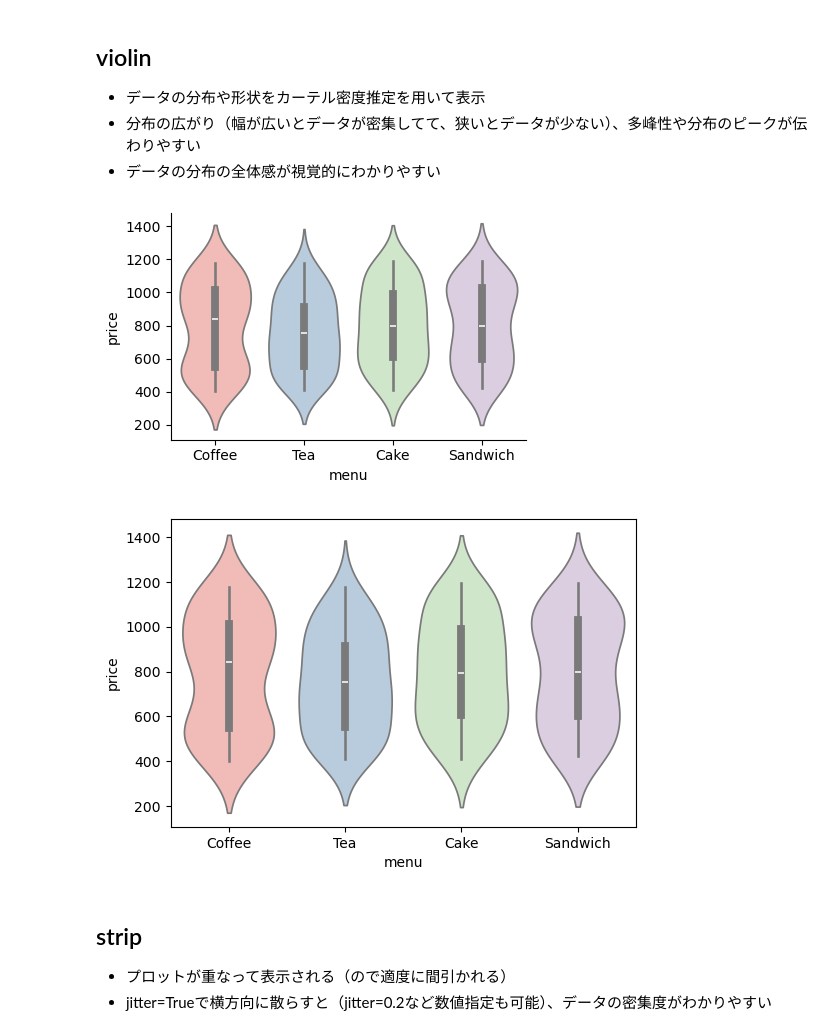
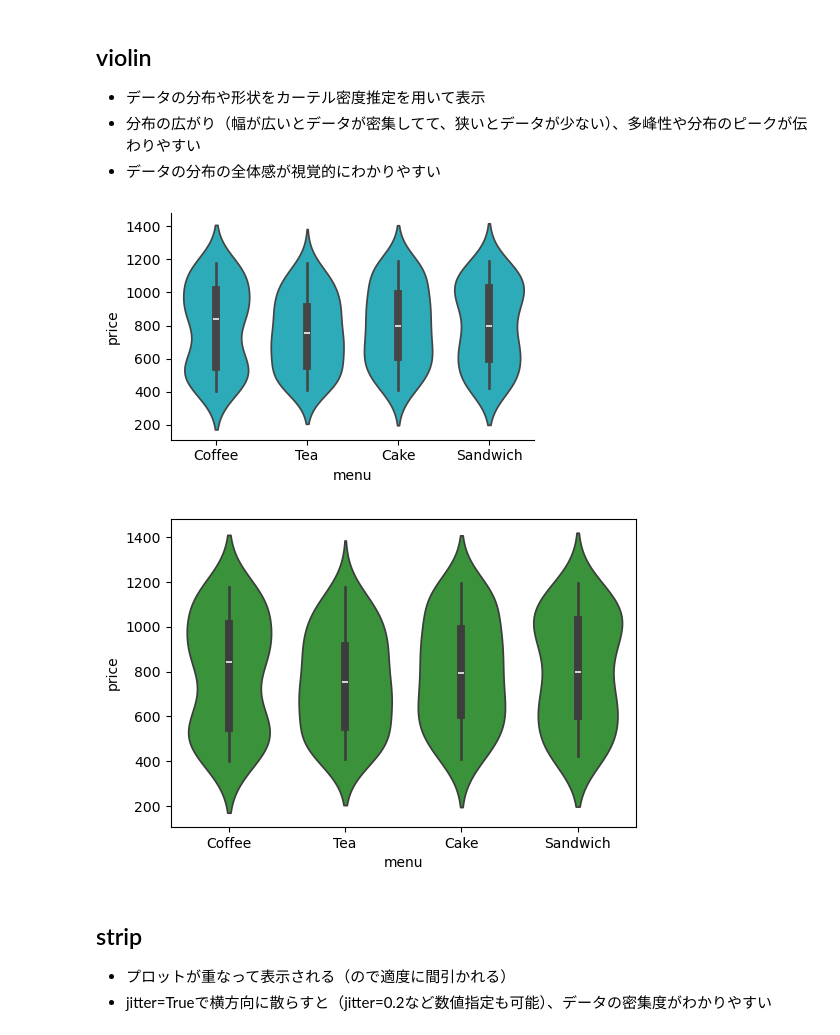
Before and after one commit to sasasakaz/statistical_modeling, a Jupyter notebook: template_graph.ipynb, the cells around one changed output. Cells and saved outputs as stored; diff of their text form; code cells hidden in the pictures.

```diff
--- a/template_graph.ipynb
+++ b/template_graph.ipynb
@@ -684,16 +692,16 @@ plt.show()
 - 分布の広がり（幅が広いとデータが密集してて、狭いとデータが少ない）、多峰性や分布のピークが伝わりやすい
 - データの分布の全体感が視覚的にわかりやすい
 # %%
-sns.catplot(data=df, x="menu", y="price", hue="menu", palette="Pastel1", kind="violin", aspect=1.5, height=3)
+sns.catplot(data=df, x="menu", y="price", color="tab:cyan", kind="violin", aspect=1.5, height=3)
 plt.show()
 # %% [output]
-[figure, old version]
+[figure, new version]
 # %%
 plt.figure(figsize=(6, 4))
-sns.violinplot(data=df, x="menu", y="price", hue="menu", palette="Pastel1")
+sns.violinplot(data=df, x="menu", y="price", color="tab:green")
 plt.show()
 # %% [output]
-[figure, old version]
+[figure, new version]
 # %% [markdown]
 ## strip
 - プロットが重なって表示される（ので適度に間引かれる）
```
Also changed, not shown: parts of 29 cells of this notebook.
